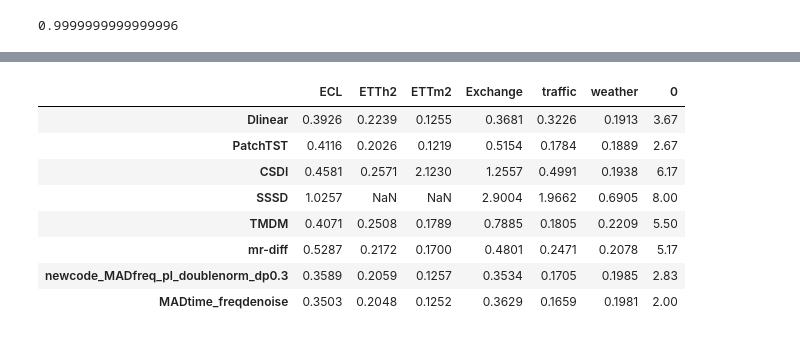
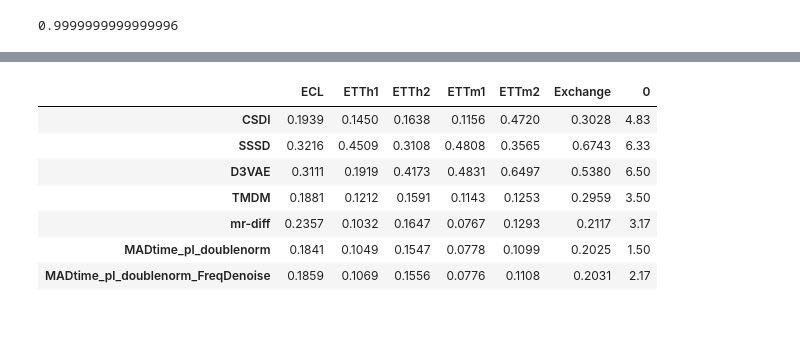
Before and after one commit to WillWang1113/Moving-Average-Diffusion, a Jupyter notebook: notebooks/benchdata_preprocess.ipynb, the cells around one changed output, grey strips where cells are left out. Saved outputs shown, nothing was run; the diff lists cells and outputs as text; code cells hidden in the pictures.

```diff
--- a/notebooks/benchdata_preprocess.ipynb
+++ b/notebooks/benchdata_preprocess.ipynb
@@ -383,28 +443,52 @@ for i, temp_df in df.groupby('station_id'):
 # %%
 import pandas as pd
-new_df = pd.read_csv('../assets/MADtime_pl_doublenorm_FreqDenoise.csv')[['MSE']]
+
+bs = 128
+# model_name = f"MADtime_pl_Full_SETKS_FreqDoi_bs{bs}"
+model_name = f"MADtime_pl_Full_SETKS_bs{bs}"
+# model_name = f"MADtime_pl_FactOnly_FreqDoi_bs{bs}"
+# model_name = "best_MADtime_pl_FactOnly_FreqDoi"
+model_name = "MADtime_pl_doublenorm_FreqDenoise"
+
+
+new_df = pd.read_csv(f"../assets/{model_name}.csv")
+# new_df = pd.read_csv('../assets/.csv')[['MSE']]
 # print(new_df)
-new_df = new_df.rename(columns={'MSE':'MADtime_freqdenoise'})
-df = pd.read_csv('../assets/results_MSE.csv', delimiter='\t')
+new_df = new_df.rename(columns={"CRPS": model_name})
+new_df = new_df.drop(columns=["MSE", "method"])
+df = pd.read_csv("../assets/results_CRPS.csv", delimiter="\t")
 # print(df)
-df = pd.concat([df, new_df], axis=1)
-df = df.groupby('dataset').mean()
-# # df
-# df = df[['Dlinear', 'PatchTST', 'CSDI', 'SSSD', 'TMDM', 'mr-diff','newcode_MADfreq_pl_doublenorm_dp0.3','newcode_MADtime_pl_doublenorm']]
-df = df[['Dlinear', 'PatchTST', 'CSDI', 'SSSD', 'TMDM', 'mr-diff','newcode_MADfreq_pl_doublenorm_dp0.3','MADtime_freqdenoise']]
+
+df = pd.merge(df, new_df)
+
+# df = pd.concat([df, new_df], axis=1)
+df = df.groupby("dataset").mean()
+df = df[
+    [
+        "CSDI",
+        "SSSD",
+        "D3VAE",
+        "TMDM",
+        "mr-diff",
+        "MADtime_pl_doublenorm",
+        model_name,
+    ]
+]
+# df = df[['Dlinear', 'PatchTST', 'CSDI', 'SSSD', 'D3VAE','TMDM', 'mr-diff','MADfreq_pl_doublenorm_dp0.3','MADtime_freqdenoise']]
 df = df.T
-df = df.drop(columns=['MFRED','ETTh1','ETTm1']).round(4)
+# df = df.drop(columns=['MFRED']).round(4)
+# df = df.drop(columns=["MFRED", "ETTh1", "ETTm1"]).round(4)
+df = df.round(4)
 df = pd.concat([df, df.rank().mean(axis=1).round(2)], axis=1)
 df
 
 # print(df.to_latex())
 # %% [output]
-|  | ECL | ETTh2 | ETTm2 | Exchange | traffic | weather | 0 |
-| Dlinear | 0.3926 | 0.2239 | 0.1255 | 0.3681 | 0.3226 | 0.1913 | 3.67 |
-| PatchTST | 0.4116 | 0.2026 | 0.1219 | 0.5154 | 0.1784 | 0.1889 | 2.67 |
-| CSDI | 0.4581 | 0.2571 | 2.1230 | 1.2557 | 0.4991 | 0.1938 | 6.17 |
-| SSSD | 1.0257 | NaN | NaN | 2.9004 | 1.9662 | 0.6905 | 8.00 |
-| TMDM | 0.4071 | 0.2508 | 0.1789 | 0.7885 | 0.1805 | 0.2209 | 5.50 |
-| mr-diff | 0.5287 | 0.2172 | 0.1700 | 0.4801 | 0.2471 | 0.2078 | 5.17 |
-| newcode_MADfreq_pl_doublenorm_dp0.3 | 0.3589 | 0.2059 | 0.1257 | 0.3534 | 0.1705 | 0.1985 | 2.83 |
-| MADtime_freqdenoise | 0.3503 | 0.2048 | 0.1252 | 0.3629 | 0.1659 | 0.1981 | 2.00 |
+|  | ECL | ETTh1 | ETTh2 | ETTm1 | ETTm2 | Exchange | 0 |
+| CSDI | 0.1939 | 0.1450 | 0.1638 | 0.1156 | 0.4720 | 0.3028 | 4.83 |
+| SSSD | 0.3216 | 0.4509 | 0.3108 | 0.4808 | 0.3565 | 0.6743 | 6.33 |
+| D3VAE | 0.3111 | 0.1919 | 0.4173 | 0.4831 | 0.6497 | 0.5380 | 6.50 |
+| TMDM | 0.1881 | 0.1212 | 0.1591 | 0.1143 | 0.1253 | 0.2959 | 3.50 |
+| mr-diff | 0.2357 | 0.1032 | 0.1647 | 0.0767 | 0.1293 | 0.2117 | 3.17 |
+| MADtime_pl_doublenorm | 0.1841 | 0.1049 | 0.1547 | 0.0778 | 0.1099 | 0.2025 | 1.50 |
+| MADtime_pl_doublenorm_FreqDenoise | 0.1859 | 0.1069 | 0.1556 | 0.0776 | 0.1108 | 0.2031 | 2.17 |
```
Also changed, not shown: parts of 2 cells of this notebook, 24 other files.
